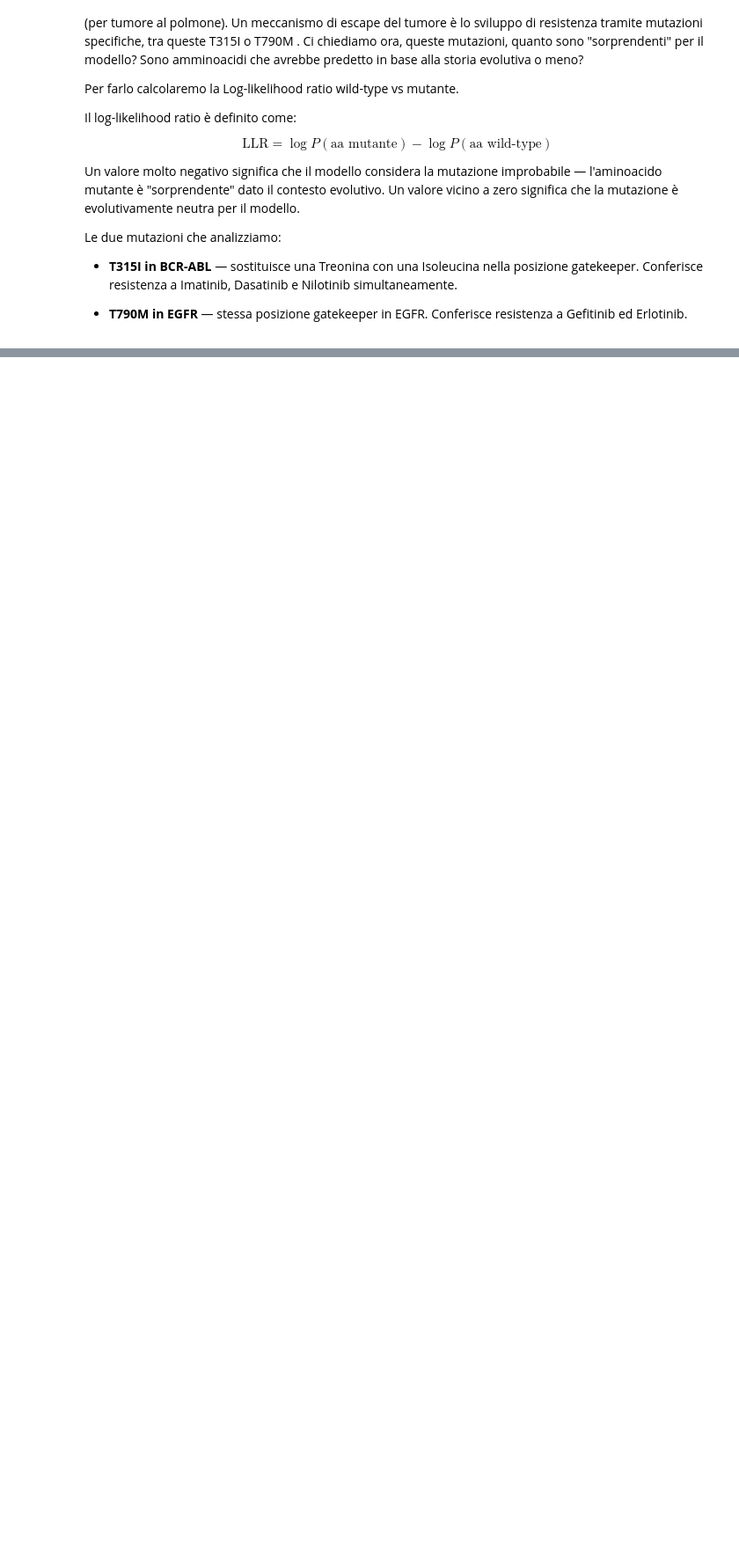
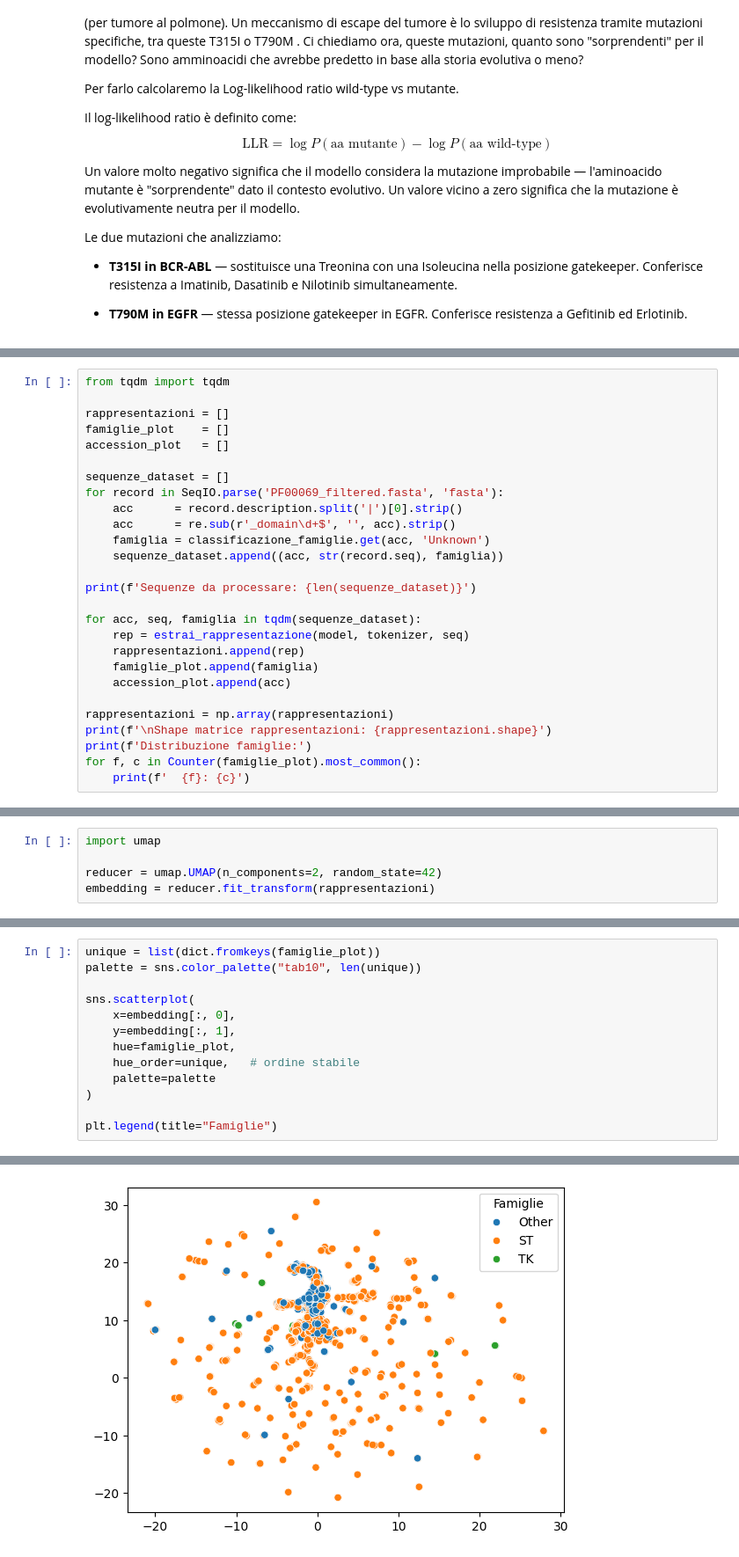
Before and after one commit to LorenzoBioinfo/Evolutionary_LM_ProteinKinases, a Jupyter notebook: Evolutionary_LM.ipynb, the cells around one changed output, grey strips where cells are left out. Shown at 88% size. Drawn from its saved outputs; the diff is of its cells as text; blank space fills up the shorter version.

```diff
--- a/Evolutionary_LM.ipynb
+++ b/Evolutionary_LM.ipynb
@@ -1554,0 +1875,27 @@ NameError: name 'requests' is not defined
+# %%
+from tqdm import tqdm
+
+rappresentazioni = []
+famiglie_plot    = []
+accession_plot   = []
+
+sequenze_dataset = []
+for record in SeqIO.parse('PF00069_filtered.fasta', 'fasta'):
+    acc      = record.description.split('|')[0].strip()
+    acc      = re.sub(r'_domain\d+$', '', acc).strip()
+    famiglia = classificazione_famiglie.get(acc, 'Unknown')
+    sequenze_dataset.append((acc, str(record.seq), famiglia))
+
+print(f'Sequenze da processare: {len(sequenze_dataset)}')
+
+for acc, seq, famiglia in tqdm(sequenze_dataset):
+    rep = estrai_rappresentazione(model, tokenizer, seq)
+    rappresentazioni.append(rep)
+    famiglie_plot.append(famiglia)
+    accession_plot.append(acc)
+
+rappresentazioni = np.array(rappresentazioni)
+print(f'\nShape matrice rappresentazioni: {rappresentazioni.shape}')
+print(f'Distribuzione famiglie:')
+for f, c in Counter(famiglie_plot).most_common():
+    print(f'  {f}: {c}')
@@ -1554,0 +1909,5 @@ NameError: name 'requests' is not defined
+# %%
+import umap
+
+reducer = umap.UMAP(n_components=2, random_state=42)
+embedding = reducer.fit_transform(rappresentazioni)
@@ -1554,0 +1920,14 @@ NameError: name 'requests' is not defined
+# %%
+unique = list(dict.fromkeys(famiglie_plot))
+palette = sns.color_palette("tab10", len(unique))
+
+sns.scatterplot(
+    x=embedding[:, 0],
+    y=embedding[:, 1],
+    hue=famiglie_plot,
+    hue_order=unique,   # ordine stabile
+    palette=palette
+)
+
+plt.legend(title="Famiglie")
+# %% [output]
@@ -1554,0 +1935 @@ NameError: name 'requests' is not defined
+[figure, added]
```
Also changed, not shown: parts of 32 cells of this notebook.
